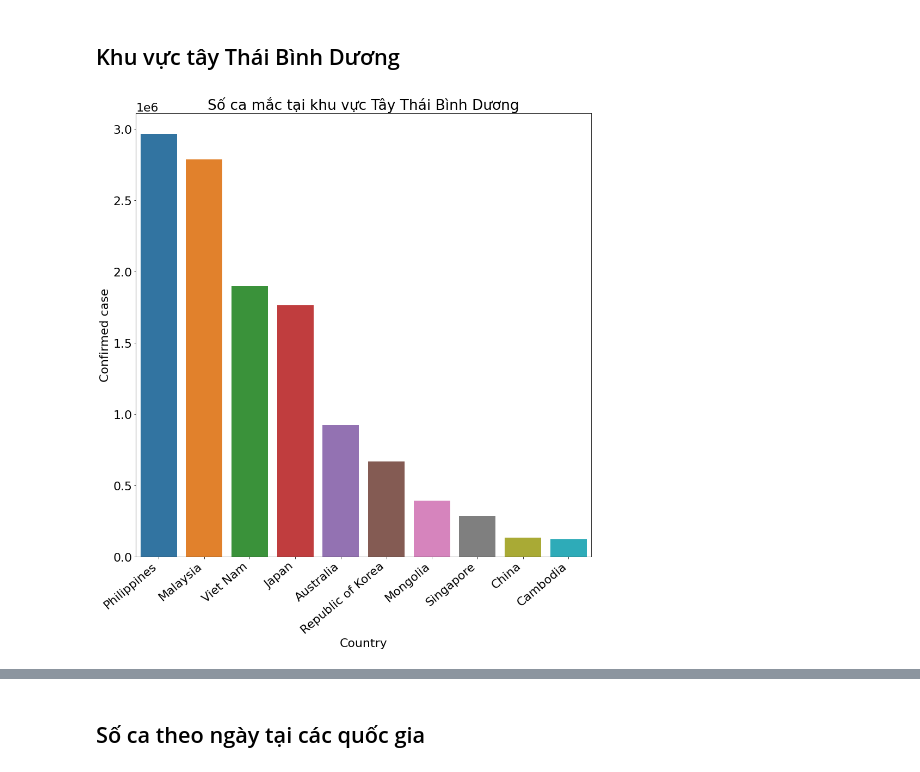
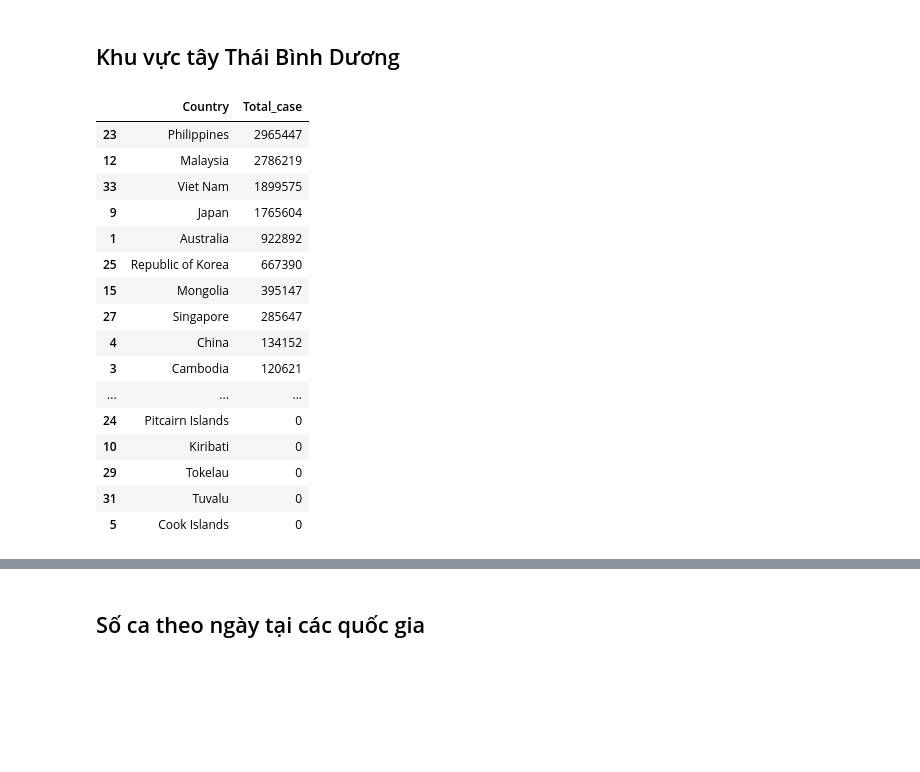
Before and after one commit to hainguyen201/DataManagementAndVisualization, a Jupyter notebook: pyspark/DataCovidAnalysis.ipynb, the cells around one changed output, grey strips where cells are left out. Saved outputs shown, nothing was run; the diff lists cells and outputs as text; code cells hidden in the pictures; blank space fills up the shorter version.

```diff
--- a/pyspark/DataCovidAnalysis.ipynb
+++ b/pyspark/DataCovidAnalysis.ipynb
@@ -581,12 +625,24 @@ plt.show()
 # %%
 WPRO=who_data[who_data['WHO_region']=='WPRO']
 WPRO=WPRO.groupby('Country', as_index=False)['New_cases'].sum()
 WPRO=WPRO.sort_values(by='New_cases', ascending=False)
-plt.figure(figsize=(15,15))
-ax=sns.barplot(x='Country', y='New_cases', data=WPRO.head(10))
-ax.set_xticklabels(ax.get_xticklabels(),rotation=40, ha="right")
-plt.ylabel("Confirmed case")
-plt.title('Số ca mắc tại khu vực Tây Thái Bình Dương')
-plt.show()
+WPRO=WPRO.rename(columns={'New_cases': "Total_case"})
+WPRO
 # %% [output]
-[figure, removed]
+|  | Country | Total_case |
+| 23 | Philippines | 2965447 |
+| 12 | Malaysia | 2786219 |
+| 33 | Viet Nam | 1899575 |
+| 9 | Japan | 1765604 |
+| 1 | Australia | 922892 |
+| 25 | Republic of Korea | 667390 |
+| 15 | Mongolia | 395147 |
+| 27 | Singapore | 285647 |
+| 4 | China | 134152 |
+| 3 | Cambodia | 120621 |
+| ... | ... | ... |
+| 24 | Pitcairn Islands | 0 |
+| 10 | Kiribati | 0 |
+| 29 | Tokelau | 0 |
+| 31 | Tuvalu | 0 |
+| 5 | Cook Islands | 0 |
```
Also changed, not shown: parts of 18 cells of this notebook.
